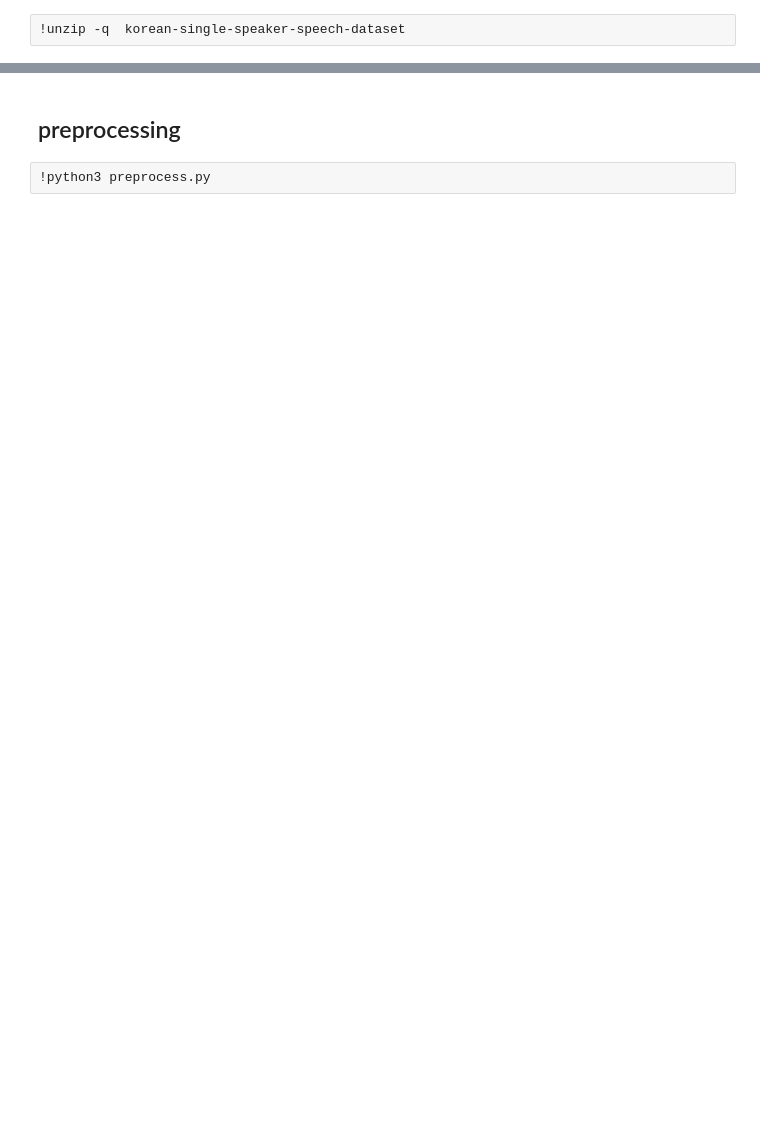
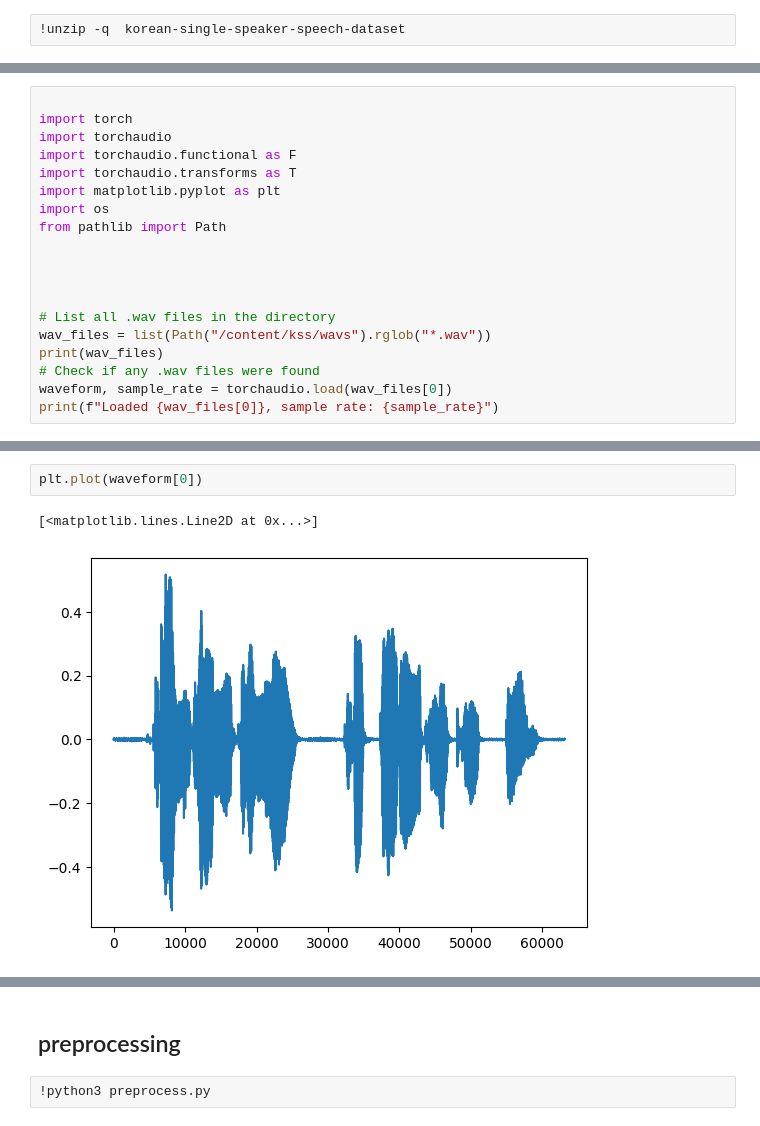
Before and after one commit to june-oh/2024_cseg109, a Jupyter notebook: LAB3_1_Fastspeech2_Train.ipynb, the cells around one changed output, grey strips where cells are left out. Cells and saved outputs as stored; diff of their text form; blank space fills up the shorter version.

```diff
--- a/LAB3_1_Fastspeech2_Train.ipynb
+++ b/LAB3_1_Fastspeech2_Train.ipynb
@@ -81,0 +81,19 @@ hparams.py      prepare_align.py                          train.py
+# %%
+
+import torch
+import torchaudio
+import torchaudio.functional as F
+import torchaudio.transforms as T
+import matplotlib.pyplot as plt
+import os
+from pathlib import Path
+
+
+
+
+# List all .wav files in the directory
+wav_files = list(Path("/content/kss/wavs").rglob("*.wav"))
+print(wav_files)
+# Check if any .wav files were found
+waveform, sample_rate = torchaudio.load(wav_files[0])
+print(f"Loaded {wav_files[0]}, sample rate: {sample_rate}")
@@ -81,0 +112,5 @@ hparams.py      prepare_align.py                          train.py
+# %%
+plt.plot(waveform[0])
+# %% [output]
+[<matplotlib.lines.Line2D at 0x...>]
+[figure, added]
```
Also changed, not shown: parts of 27 cells of this notebook.
